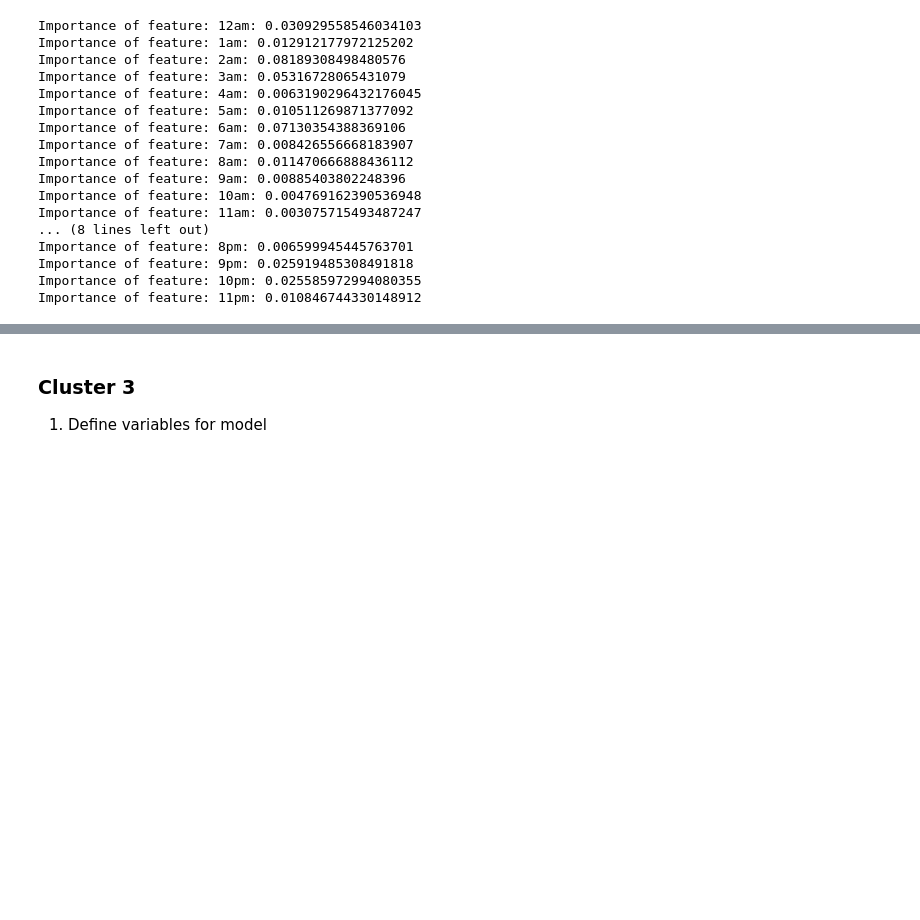
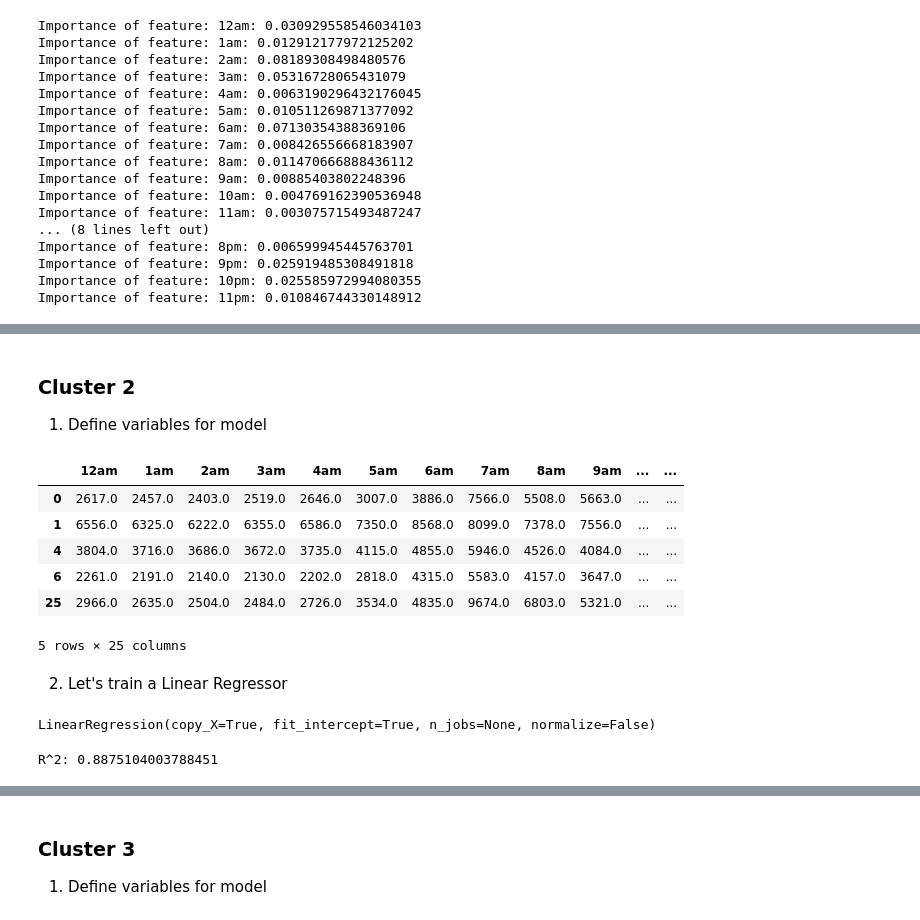
Before and after one commit to Crosita/Capstone-Project-1, a Jupyter notebook: Machine Learning_Capstone_1.ipynb, the cells around one changed output, grey strips where cells are left out. Drawn from its saved outputs; the diff is of its cells as text; code cells hidden in the pictures; blank space fills up the shorter version.

```diff
--- a/Machine Learning_Capstone_1.ipynb
+++ b/Machine Learning_Capstone_1.ipynb
@@ -339,0 +348,19 @@ This is the most important feature in cluster 1.
+# %% [markdown]
+### Cluster 2
+1. Define variables for model
+# %%
+#cluster 2
+x_cols1_df_2 = x_cols1_df[x_cols1_df['Cluster'] == 2]
+# %%
+#create variable containing pop. by hour and raw visit count
+df_predict_2 = x_cols1_df_2[['12am','1am', '2am', '3am', '4am', '5am', '6am', '7am', '8am', '9am', '10am', '11am', '12pm', '1pm', '2pm', '3pm', '4pm', '5pm', '6pm', '7pm', '8pm', '9pm', '10pm', '11pm', 'raw_visit_count']]
+# %%
+df_predict_2.head()
+# %% [output]
+|  | 12am | 1am | 2am | 3am | 4am | 5am | 6am | 7am | 8am | 9am | ... | ... |
+| 0 | 2617.0 | 2457.0 | 2403.0 | 2519.0 | 2646.0 | 3007.0 | 3886.0 | 7566.0 | 5508.0 | 5663.0 | ... | ... |
+| 1 | 6556.0 | 6325.0 | 6222.0 | 6355.0 | 6586.0 | 7350.0 | 8568.0 | 8099.0 | 7378.0 | 7556.0 | ... | ... |
+| 4 | 3804.0 | 3716.0 | 3686.0 | 3672.0 | 3735.0 | 4115.0 | 4855.0 | 5946.0 | 4526.0 | 4084.0 | ... | ... |
+| 6 | 2261.0 | 2191.0 | 2140.0 | 2130.0 | 2202.0 | 2818.0 | 4315.0 | 5583.0 | 4157.0 | 3647.0 | ... | ... |
+| 25 | 2966.0 | 2635.0 | 2504.0 | 2484.0 | 2726.0 | 3534.0 | 4835.0 | 9674.0 | 6803.0 | 5321.0 | ... | ... |
+5 rows × 25 columns
@@ -339,0 +371,13 @@ This is the most important feature in cluster 1.
+# %% [markdown]
+2. Let's train a Linear Regressor
+# %%
+X_train, X_test, y_train, y_test = train_test_split(X_2, y_2, test_size = 0.2, random_state = 42)
+reg_all = LinearRegression()
+reg_all.fit(X_train, y_train)
+# %% [output]
+LinearRegression(copy_X=True, fit_intercept=True, n_jobs=None, normalize=False)
+# %%
+y_pred = reg_all.predict(X_test)
+print("R^2: {}".format(reg_all.score(X_test, y_test)))
+# %% [output]
+R^2: 0.8875104003788451
```
Also changed, not shown: parts of 22 cells of this notebook.
